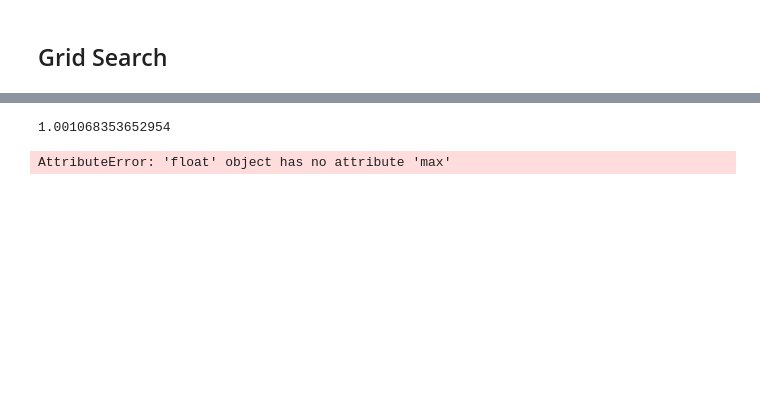
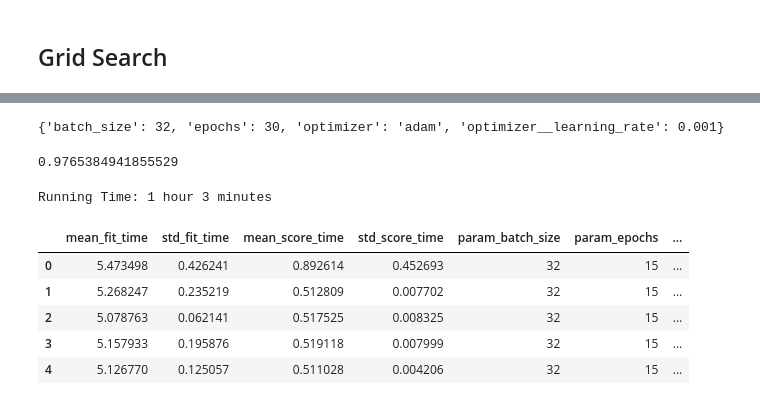
Before and after one commit to mrayyan2001/Lung-Cancer-Detection, a Jupyter notebook: final_model.ipynb, the cells around one changed output, grey strips where cells are left out. Drawn from its saved outputs; the diff is of its cells as text; code cells hidden in the pictures; blank space fills up the shorter version.

```diff
--- a/final_model.ipynb
+++ b/final_model.ipynb
@@ -22,6 +23,7 @@ from scikeras.wrappers import KerasClassifier
 # %%
-base_path = "./The IQ-OTHNCCD lung cancer dataset/"
+base_path = "/kaggle/input/the-iqothnccd-lung-cancer-dataset/The IQ-OTHNCCD lung cancer dataset"
 categories = listdir(base_path)
+categories = [i for i in categories if isdir(join(base_path, i))]
 # %%
 images = {}
 for category in categories:
@@ -163,5 +85,2 @@ From the result we find that adam optimizer is better than RMSprop optimizer.
-# %%
-model = create_model()
-model = KerasClassifier(model, loss="binary_crossentropy", metrics=["accuracy"])
 # %% [markdown]
 ## Grid Search
@@ -187,5 +98,7 @@ param_grid = dict(
 )
 grid = GridSearchCV(estimator=model, param_grid=param_grid)
 # %%
+start = time()
 grid_result = grid.fit(X_train, y_train_encoded)
+end = time()
 # %% [output]
@@ -211,12 +279,25 @@ import time
-# %%
-start = time.time()
-time.sleep(1)
-end = time.time()
-print(end - start)
-# %% [output]
-1.001068353652954
-# %%
-predict = 0.2
-print((predict.max() if predict.max() > 0.5 else 1 - predict.max()) * 100)
-# %% [output]
-AttributeError: 'float' object has no attribute 'max'
+# %%
+print(grid_result.best_params_)
+# %% [output]
+{'batch_size': 32, 'epochs': 30, 'optimizer': 'adam', 'optimizer__learning_rate': 0.001}
+# %%
+print(grid_result.best_score_)
+# %% [output]
+0.9765384941855529
+# %%
+t = end-start
+h = t//3600
+m = t//60 - h*60
+print(f"Running Time: {h:0.0f} hour {m:0.0f} minutes")
+# %% [output]
+Running Time: 1 hour 3 minutes
+# %%
+result_df = pd.DataFrame(grid_result.cv_results_)
+result_df.head()
+# %% [output]
+|  | mean_fit_time | std_fit_time | mean_score_time | std_score_time | param_batch_size | param_epochs | ... |
+| 0 | 5.473498 | 0.426241 | 0.892614 | 0.452693 | 32 | 15 | ... |
+| 1 | 5.268247 | 0.235219 | 0.512809 | 0.007702 | 32 | 15 | ... |
+| 2 | 5.078763 | 0.062141 | 0.517525 | 0.008325 | 32 | 15 | ... |
+| 3 | 5.157933 | 0.195876 | 0.519118 | 0.007999 | 32 | 15 | ... |
+| 4 | 5.126770 | 0.125057 | 0.511028 | 0.004206 | 32 | 15 | ... |
```
Also changed, not shown: parts of 19 cells of this notebook, 1 other file.
